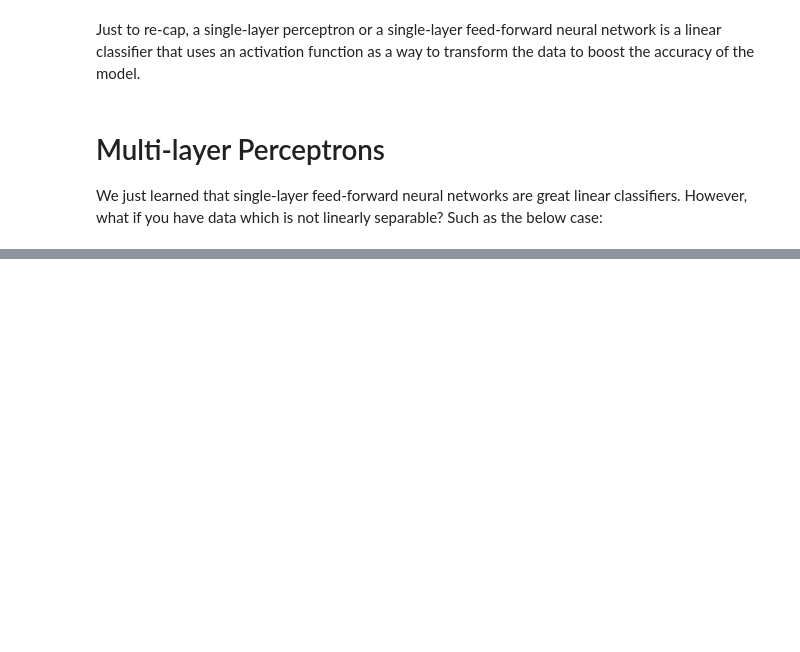
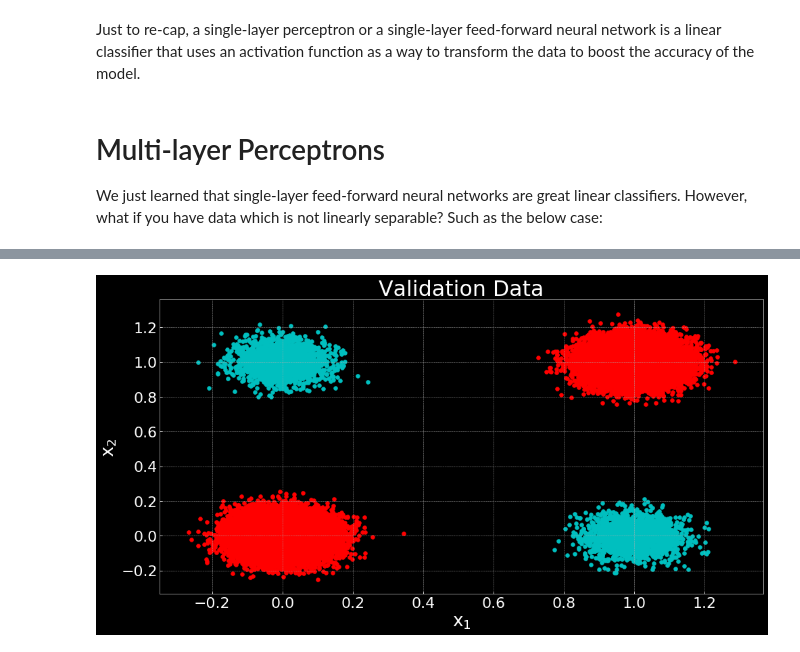
Before and after one commit to AWildridge/cms-machinelearning-notebooks, a Jupyter notebook: Lab 4 - Neural Networks.ipynb, the cells around one changed output, grey strips where cells are left out. Cells and saved outputs as stored; diff of their text form; code cells hidden in the pictures; blank space fills up the shorter version.

```diff
--- a/Lab 4 - Neural Networks.ipynb
+++ b/Lab 4 - Neural Networks.ipynb
@@ -441,0 +450,9 @@ test_labels = torch.cat((torch.ones(int(num_ones * test_split)), torch.zeros(int
+# %%
+plt.scatter(validation_data[validation_labels == 1][:,0], validation_data[validation_labels == 1][:, 1], label='$\hat{y} = 1$', color='r')
+plt.scatter(validation_data[validation_labels == 0][:,0], validation_data[validation_labels == 0][:, 1], label='$\hat{y} = 0$', color='c')
+plt.xlabel('$\mathregular{x_1}$')
+plt.ylabel('$\mathregular{x_2}$')
+plt.title('Validation Data')
+plt.show()
+# %% [output]
+[figure, added]
```
Also changed, not shown: parts of 72 cells of this notebook, 2 other files.
